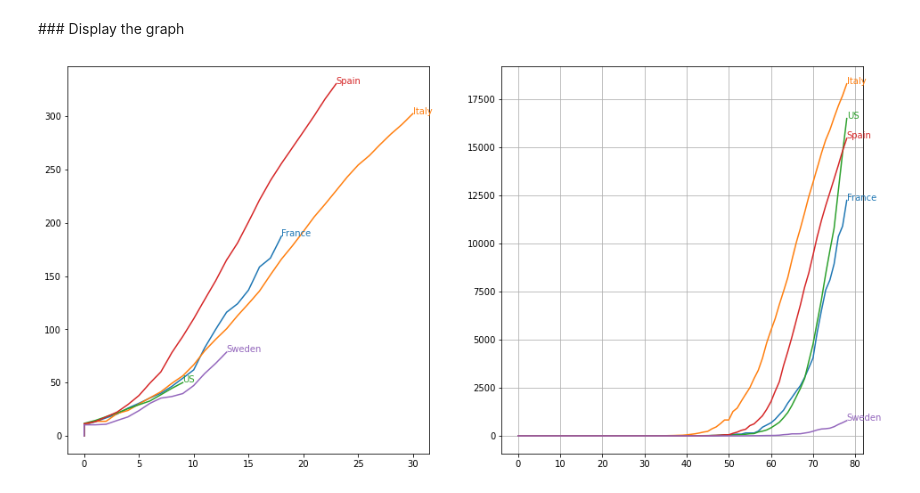
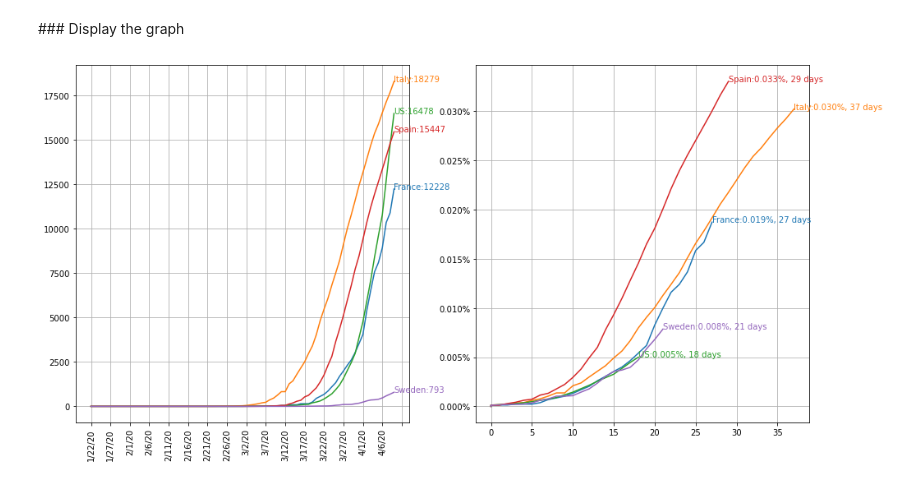
Before and after one commit to JeanRosselVallee/jupyter, a Jupyter notebook: COVID-CompareDeathsByPercentage.ipynb, the cells around one changed output. Drawn from its saved outputs; the diff is of its cells as text; code cells hidden in the pictures.

Commit message:
Add files via upload
Added 2nd classic graph

```diff
--- a/COVID-CompareDeathsByPercentage.ipynb
+++ b/COVID-CompareDeathsByPercentage.ipynb
@@ -15,3 +13,5 @@ min_count = 10
+# %%
+min_count = 0.0001 # percentage for 10 per million
 # %% [markdown]
 ### Choose Data tools
 # %%
@@ -61,6 +65,7 @@ data_per_capita = pnd.DataFrame()
 data_percentage = pnd.DataFrame()
 new_columns = ['country', 'date', 'nb_cases']
 date_list = pnd.DataFrame(data_aggregated.columns)
+# first_date=data.columns[1]
 for filter_value in country_list:
     ref_data_single_row = ref_data[ref_data[ref_filter_column] == filter_value]
     population = ref_data_single_row['Population'].values[0]
@@ -69,22 +74,21 @@ for filter_value in country_list:
     bool_count_started = False
     quantum = 0
     for date, value in zip(range(y_values.size), y_values):
-        rel_value = value / population * 1000000
+        rel_value = value / population * 100
         if bool_count_started:
             quantum = date - start_date
         elif rel_value >= min_count:
             start_date = date
             bool_count_started = True
         data_per_capita = data_per_capita.append({
-            new_columns[0]:filter_value,
-            new_columns[1]:date,
-            new_columns[2]:value
+            'country':filter_value,
+            'date':date_list[0][date],
+            'nb_deaths':value
             }, ignore_index=True)
         data_percentage = data_percentage.append({
-            new_columns[0]:filter_value,
-            new_columns[1]:quantum,
-            new_columns[2]:rel_value
+            'country':filter_value,
+            'day':quantum,
+            'deaths %':rel_value
             }, ignore_index=True)
-data_per_capita.head()
-data_percentage.head()
+display(data_per_capita.tail(), data_percentage.tail())
 # %% [output]
@@ -98,17 +108,27 @@ data_percentage.head()
 ### Display the graph
 # %%
 import matplotlib.pyplot as plt
+import matplotlib.ticker as tck
 fig, (graph1, graph2) = plt.subplots(1, 2, figsize=(16,8))
+ticker = tck.StrMethodFormatter('{x:,.3f}%')
+graph2.yaxis.set_major_formatter(ticker)
 for country in country_list:
-    graph_percentage = graph1.plot(data_percentage[data_percentage['country'] == country]['date'],
-        data_percentage[data_percentage['country'] == country]['nb_cases'],
+    graph_per_capita = graph1.plot(data_per_capita[data_per_capita['country'] == country]['date'],
+        data_per_capita[data_per_capita['country'] == country]['nb_deaths'],
         label=country)
-    graph_per_capita = graph2.plot(data_per_capita[data_per_capita['country'] == country]['date'],
-        data_per_capita[data_per_capita['country'] == country]['nb_cases'],
+    last_x1, last_y1 = graph_per_capita[0].get_data()[0][-1], graph_per_capita[0].get_data()[1][-1]
+    str_y1 = ':{:.0f}'.format(last_y1)
+    graph1.annotate(xy=[last_x1, last_y1], s=country + str_y1, color=graph_per_capita[0].get_color())
+    graph_percentage = graph2.plot(data_percentage[data_percentage['country'] == country]['day'],
+        data_percentage[data_percentage['country'] == country]['deaths %'],
         label=country)
-    graph1.annotate(xy=[graph_percentage[0].get_data()[0][-1], graph_percentage[0].get_data()[1][-1]], s=country, color=graph_percentage[0].get_color())
-    graph2.annotate(xy=[graph_per_capita[0].get_data()[0][-1], graph_per_capita[0].get_data()[1][-1]], s=country, color=graph_per_capita[0].get_color())
-plt.grid()
+    last_x2, last_y2 = graph_percentage[0].get_data()[0][-1], graph_percentage[0].get_data()[1][-1]
+    str2 = ':{:.3f}%, {:.0f} days'.format(last_y2, last_x2)
+    graph2.annotate(xy=[last_x2, last_y2], s=country + str2, color=graph_percentage[0].get_color())
+graph1.grid()
+graph1.xaxis.set_major_locator(tck.MaxNLocator(20))
+graph1.tick_params('x', labelrotation=90)
+graph2.grid()
 plt.show()
 # %% [output]
-[figure, old version]
+[figure, new version]
```
Also changed, not shown: parts of 7 cells of this notebook.
